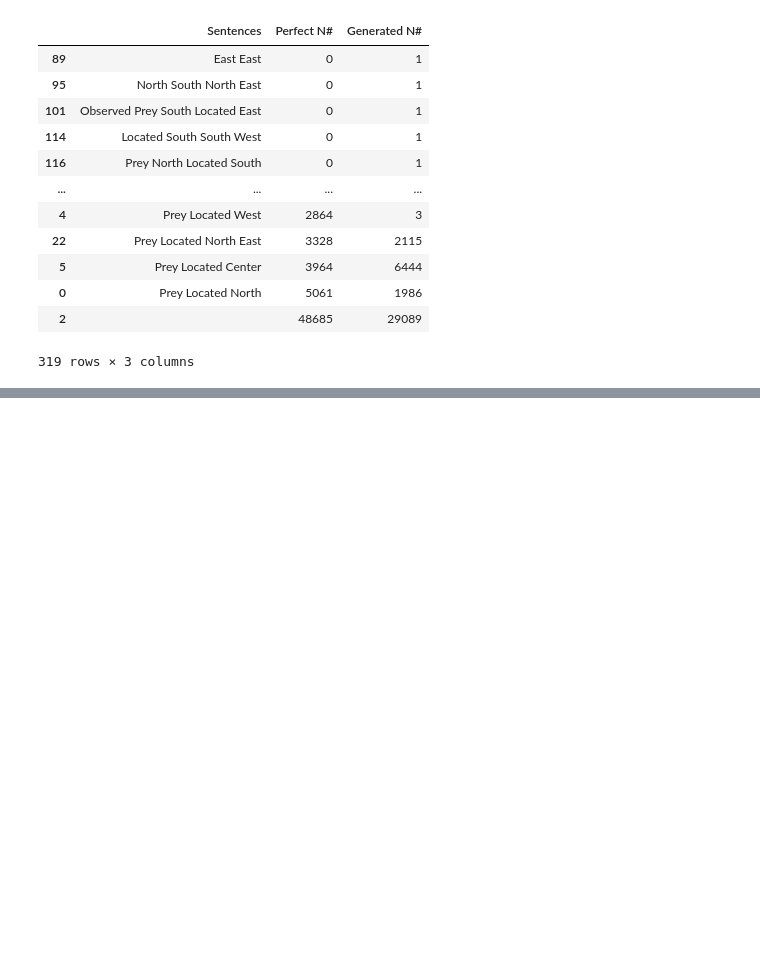
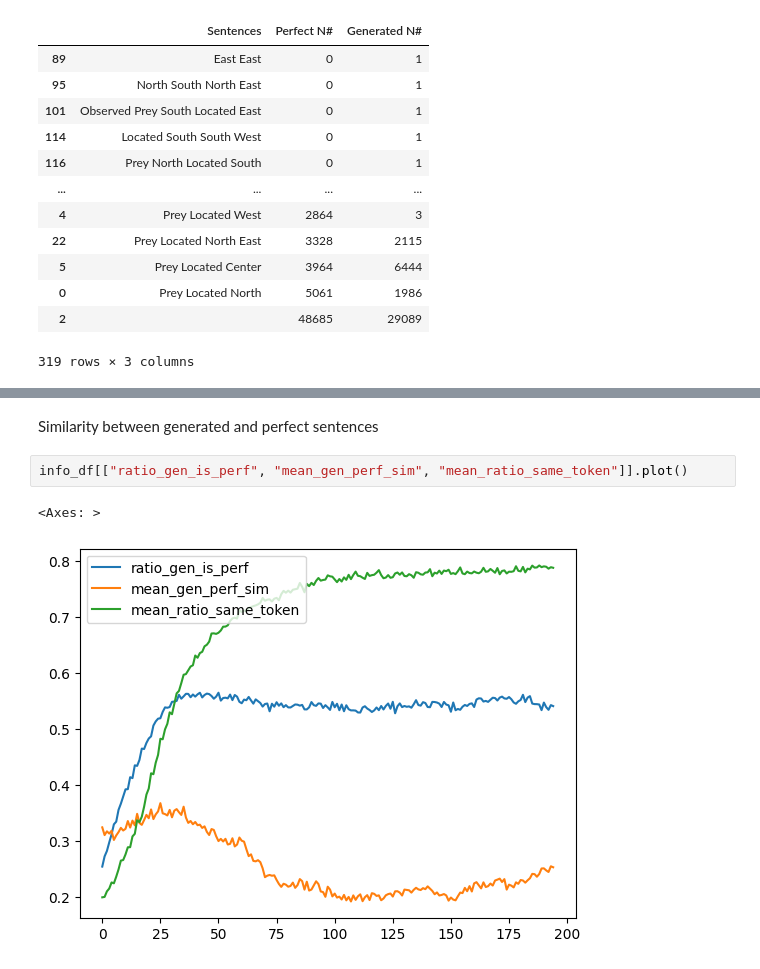
Before and after one commit to Maxtoq/MADRL-PhD-Thesis-Code, a Jupyter notebook: results/Analyse comm logs.ipynb, the cells around one changed output, grey strips where cells are left out. Drawn from its saved outputs; the diff is of its cells as text; blank space fills up the shorter version.

```diff
--- a/results/Analyse comm logs.ipynb
+++ b/results/Analyse comm logs.ipynb
@@ -57,0 +221,7 @@ data.head()
+# %% [markdown]
+Similarity between generated and perfect sentences
+# %%
+info_df[["ratio_gen_is_perf", "mean_gen_perf_sim", "mean_ratio_same_token"]].plot()
+# %% [output]
+<Axes: >
+[figure, added]
```
Also changed, not shown: parts of 22 cells of this notebook, 1 other file.
